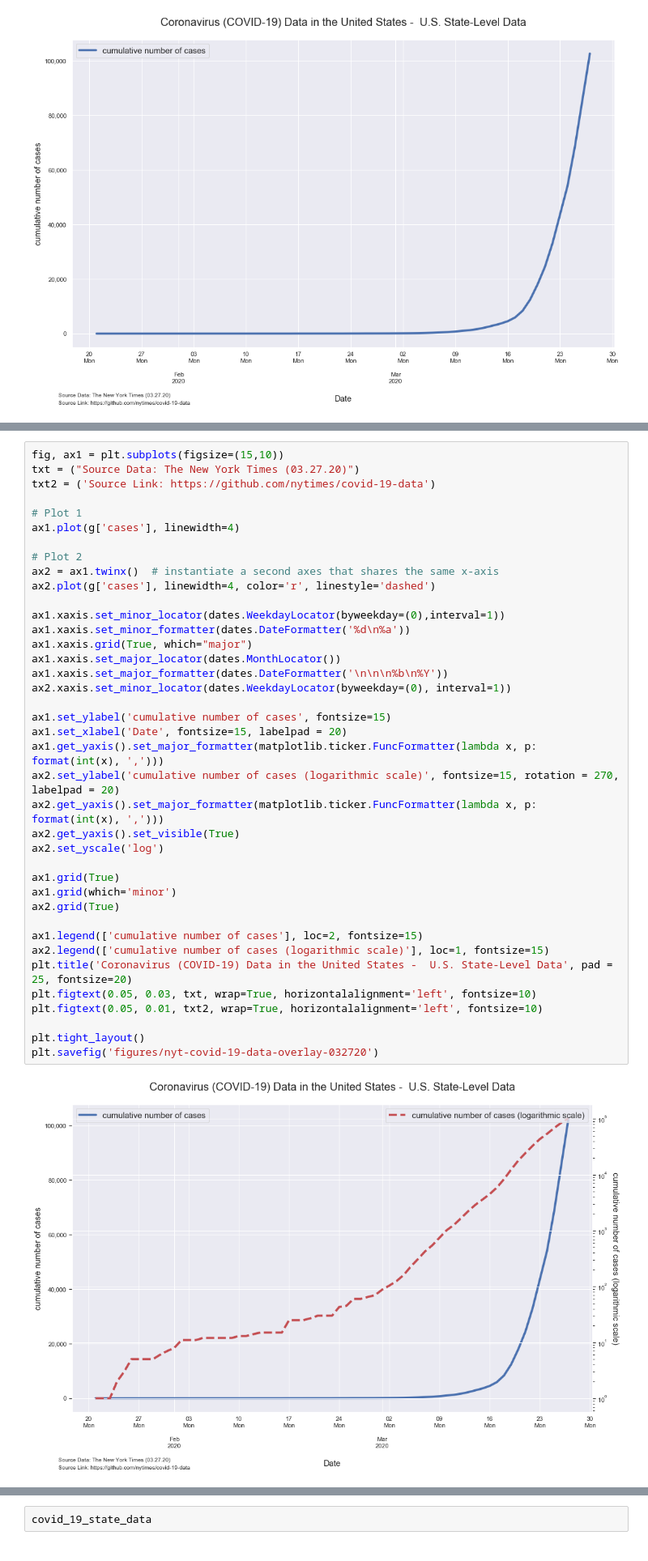
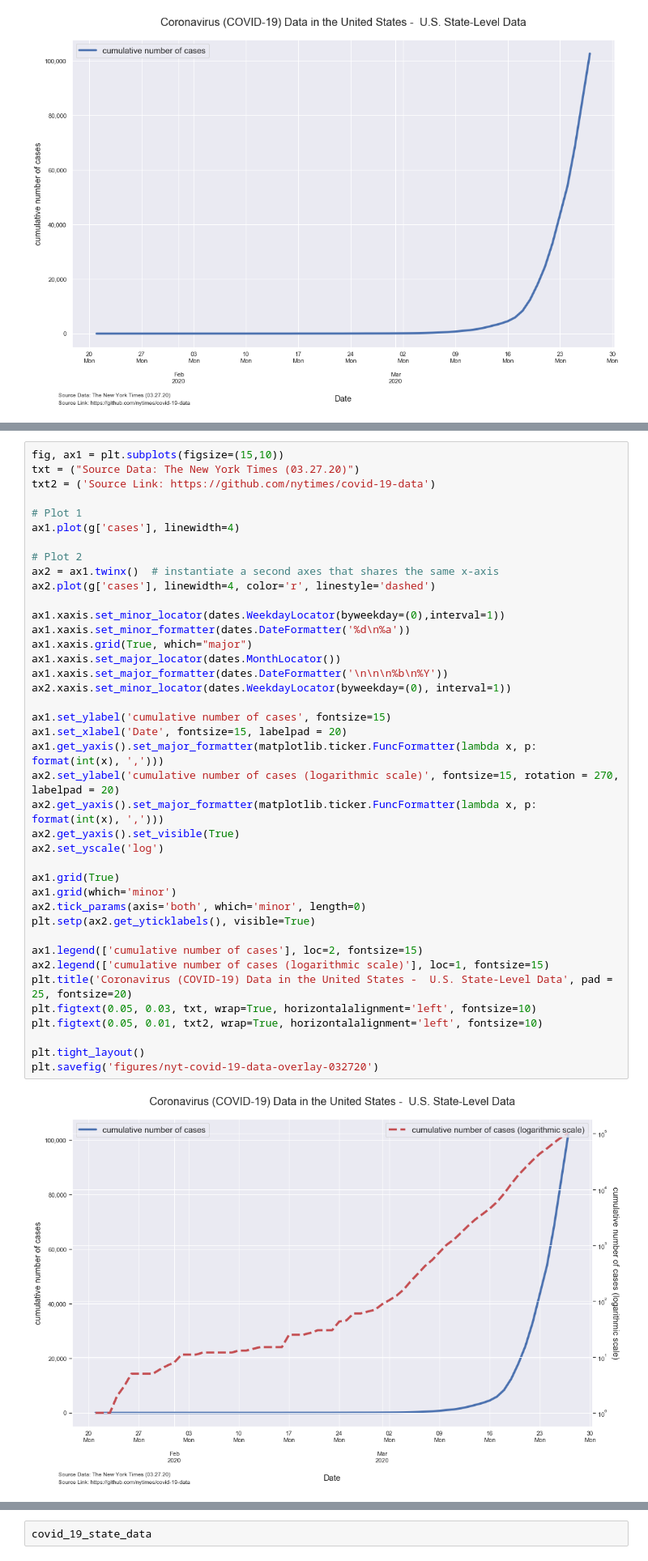
Before and after one commit to mebauer/covid-19-states, a Jupyter notebook: covid-19-data.ipynb, the cells around one changed output, grey strips where cells are left out. Shown at 81% size. Saved outputs shown, nothing was run; the diff lists cells and outputs as text.

```diff
--- a/covid-19-data.ipynb
+++ b/covid-19-data.ipynb
@@ -178,35 +178,36 @@ ax1.plot(g['cases'], linewidth=4)
 ax2 = ax1.twinx()  # instantiate a second axes that shares the same x-axis
 ax2.plot(g['cases'], linewidth=4, color='r', linestyle='dashed')
 
 ax1.xaxis.set_minor_locator(dates.WeekdayLocator(byweekday=(0),interval=1))
 ax1.xaxis.set_minor_formatter(dates.DateFormatter('%d\n%a'))
 ax1.xaxis.grid(True, which="major")
 ax1.xaxis.set_major_locator(dates.MonthLocator())
 ax1.xaxis.set_major_formatter(dates.DateFormatter('\n\n\n%b\n%Y'))
 ax2.xaxis.set_minor_locator(dates.WeekdayLocator(byweekday=(0), interval=1))
 
 ax1.set_ylabel('cumulative number of cases', fontsize=15)
 ax1.set_xlabel('Date', fontsize=15, labelpad = 20)
 ax1.get_yaxis().set_major_formatter(matplotlib.ticker.FuncFormatter(lambda x, p: format(int(x), ',')))
 ax2.set_ylabel('cumulative number of cases (logarithmic scale)', fontsize=15, rotation = 270, labelpad = 20)
 ax2.get_yaxis().set_major_formatter(matplotlib.ticker.FuncFormatter(lambda x, p: format(int(x), ',')))
 ax2.get_yaxis().set_visible(True)
 ax2.set_yscale('log')
 
 ax1.grid(True)
 ax1.grid(which='minor')
-ax2.grid(True)
+ax2.tick_params(axis='both', which='minor', length=0)
+plt.setp(ax2.get_yticklabels(), visible=True)
 
 ax1.legend(['cumulative number of cases'], loc=2, fontsize=15)
 ax2.legend(['cumulative number of cases (logarithmic scale)'], loc=1, fontsize=15)
 plt.title('Coronavirus (COVID-19) Data in the United States -  U.S. State-Level Data', pad = 25, fontsize=20)
 plt.figtext(0.05, 0.03, txt, wrap=True, horizontalalignment='left', fontsize=10)
 plt.figtext(0.05, 0.01, txt2, wrap=True, horizontalalignment='left', fontsize=10)
 
 plt.tight_layout()
 plt.savefig('figures/nyt-covid-19-data-overlay-032720')
 # %% [output]
-[figure, old version]
+[figure, new version]
 # %%
 fig, [ax1, ax2] = plt.subplots(2, 1, sharex=True, figsize=(15,15))
 fig.suptitle('Coronavirus (COVID-19) Data in the United States -  U.S. State-Level Data', fontsize=20)
```
Also changed, not shown: parts of 8 cells of this notebook, 7 other files.
